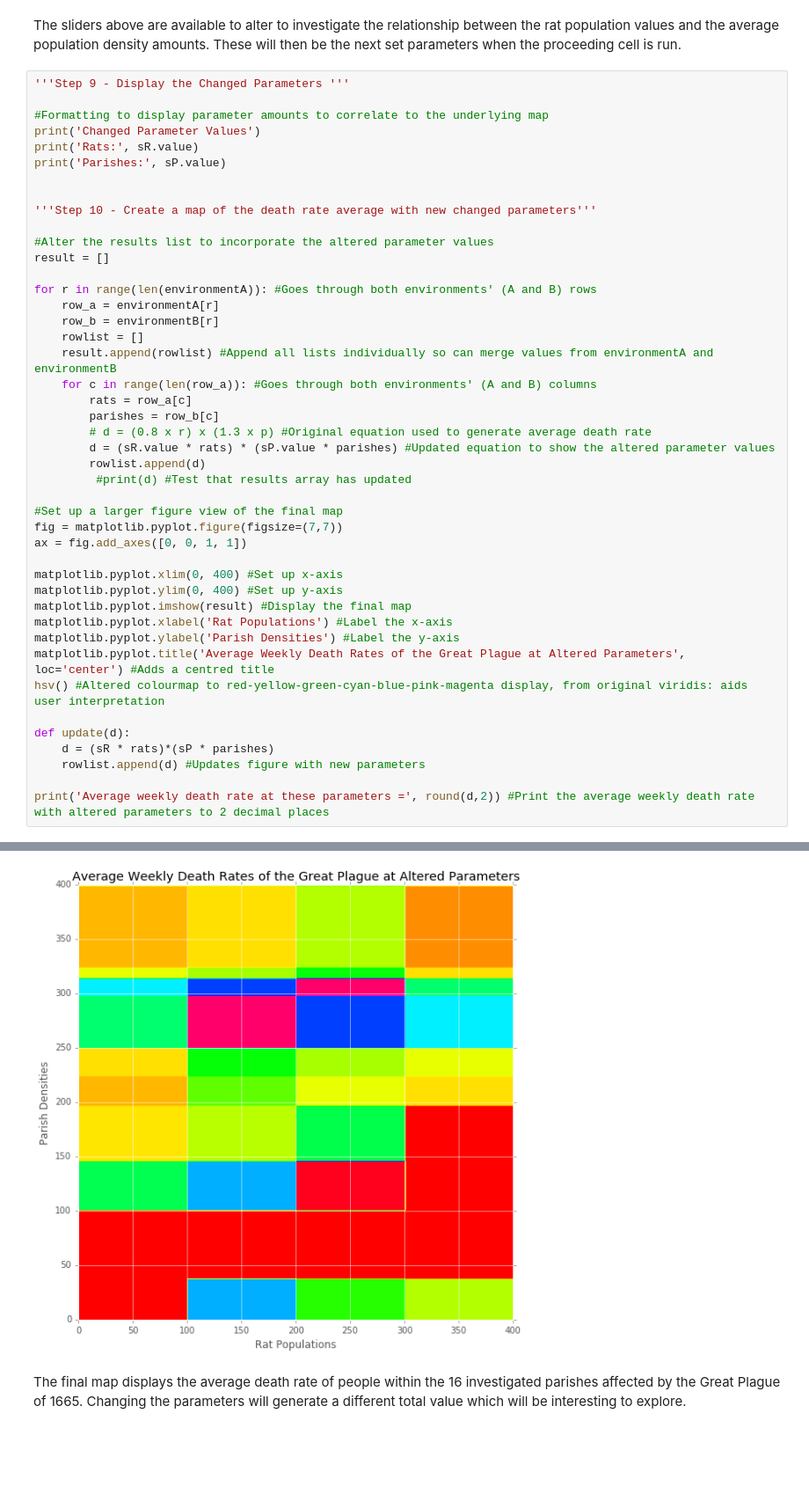
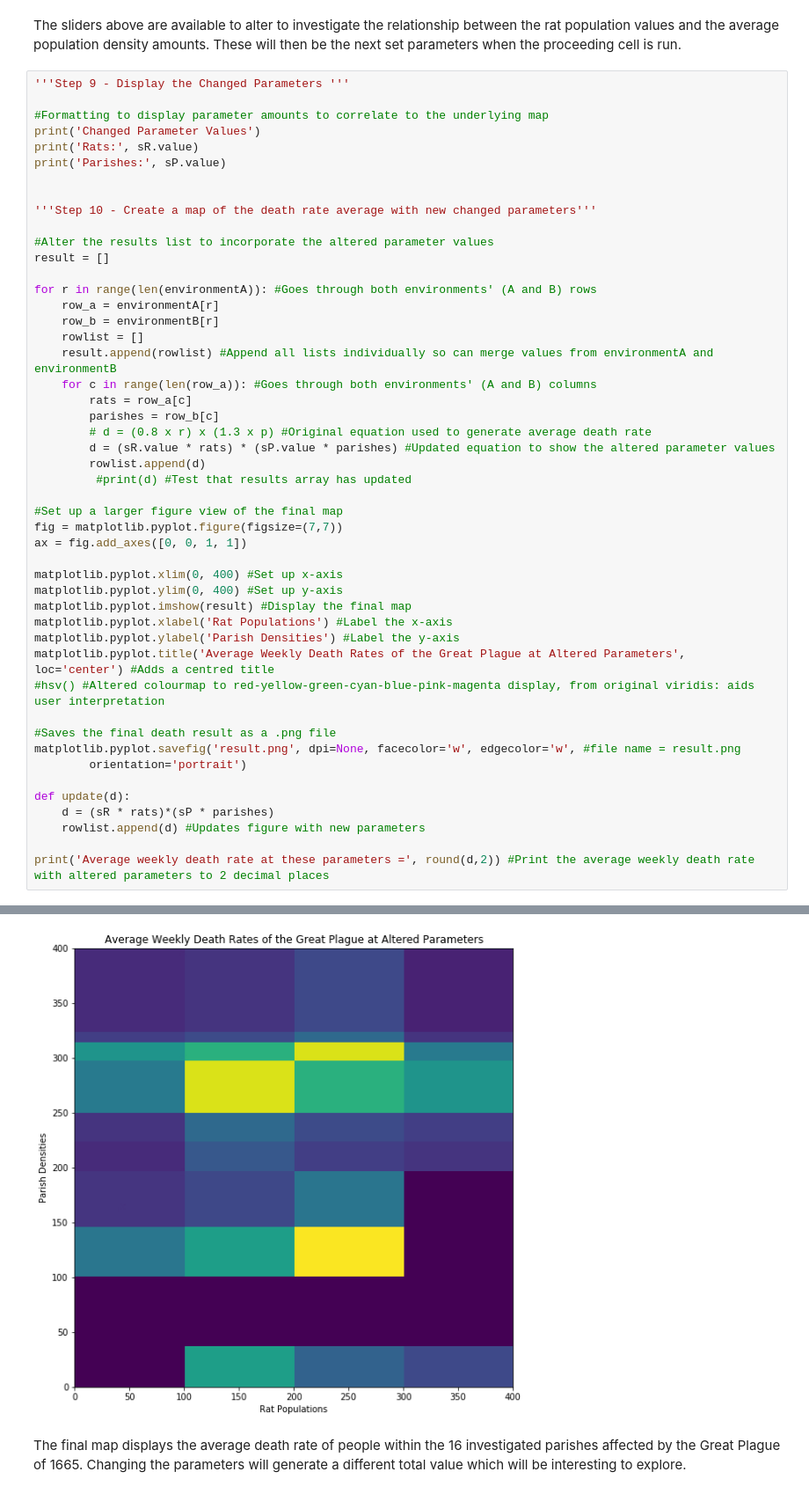
Before and after one commit to AGreen0/BlackDeathProject, a Jupyter notebook: BlackDeathFinal.ipynb, the cells around one changed output, grey strips where cells are left out. Shown: that part at 88% size. Cells and saved outputs as stored; diff of their text form; blank space fills up the shorter version.

```diff
--- a/BlackDeathFinal.ipynb
+++ b/BlackDeathFinal.ipynb
@@ -231,7 +234,11 @@ matplotlib.pyplot.imshow(result) #Display the final map
 matplotlib.pyplot.xlabel('Rat Populations') #Label the x-axis
 matplotlib.pyplot.ylabel('Parish Densities') #Label the y-axis
 matplotlib.pyplot.title('Average Weekly Death Rates of the Great Plague at Altered Parameters', loc='center') #Adds a centred title
-hsv() #Altered colourmap to red-yellow-green-cyan-blue-pink-magenta display, from original viridis: aids user interpretation
+#hsv() #Altered colourmap to red-yellow-green-cyan-blue-pink-magenta display, from original viridis: aids user interpretation
+
+#Saves the final death result as a .png file
+matplotlib.pyplot.savefig('result.png', dpi=None, facecolor='w', edgecolor='w', #file name = result.png
+        orientation='portrait')
 
 def update(d):
     d = (sR * rats)*(sP * parishes)
@@ -246,4 +253,4 @@ Average weekly death rate at these parameters = 29754.0
-[figure, old version]
+[figure, new version]
 # %% [markdown]
 The final map displays the average death rate of people within the 16 investigated parishes affected by the Great Plague of 1665. Changing the parameters will generate a different total value which will be interesting to explore.
 # %% [markdown]
```
Also changed, not shown: parts of 4 cells of this notebook, 1 other file.
